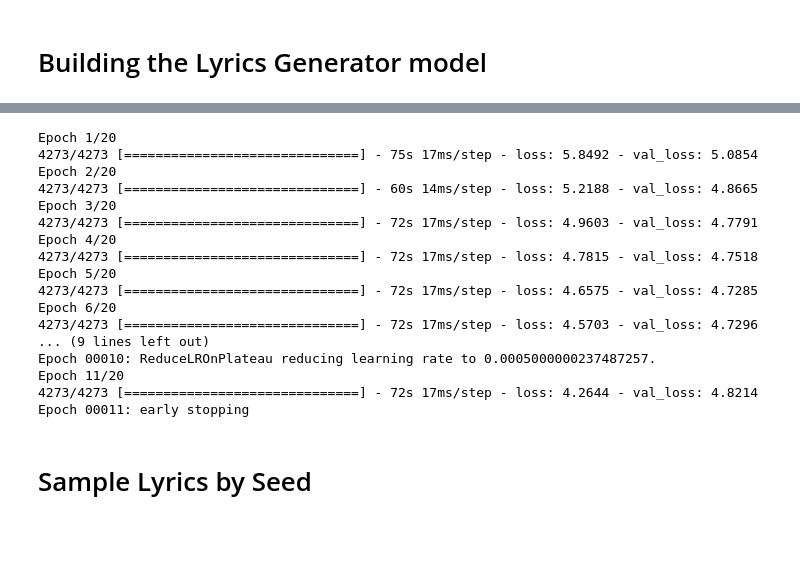
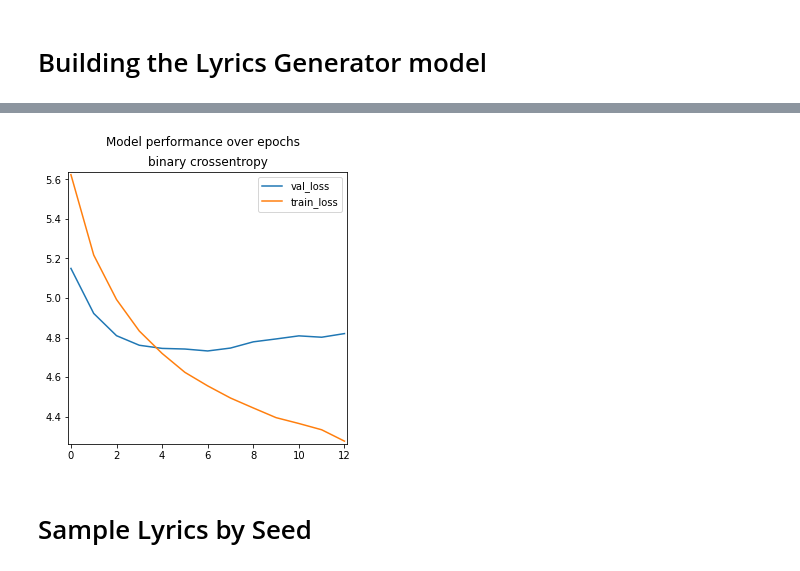
Before and after one commit to Naorko/lyrics-gen-tf, a Jupyter notebook: lyrics_generations.ipynb, the cells around one changed output, grey strips where cells are left out. Drawn from its saved outputs; the diff is of its cells as text; code cells hidden in the pictures; blank space fills up the shorter version.

```diff
--- a/lyrics_generations.ipynb
+++ b/lyrics_generations.ipynb
@@ -584,5 +650,5 @@ TypeError: init_simple() takes 1 positional argument but 2 were given
 # %%
 params_dict = {'batch_size': 32, 'epochs': 20}
-model, history= train_model('whole', init_model, train_data_simple, val_data_simple, use_saved=False, params_dict=params_dict)
+model_slided, history_slided = train_model('slided', init_model, train_data_slided, val_data_slided, use_saved=False, params_dict=params_dict)
 # %% [output]
 Epoch 1/20
@@ -605,24 +671,7 @@ Epoch 00011: early stopping
-# %%
-params_dict = {'batch_size': 32, 'epochs': 20}
-model, history= train_model('slided', init_model, train_data_slided, val_data_slided, use_saved=False, params_dict=params_dict)
-# %% [output]
-Epoch 1/20
-4273/4273 [==============================] - 75s 17ms/step - loss: 5.8492 - val_loss: 5.0854
-Epoch 2/20
-4273/4273 [==============================] - 60s 14ms/step - loss: 5.2188 - val_loss: 4.8665
-Epoch 3/20
-4273/4273 [==============================] - 72s 17ms/step - loss: 4.9603 - val_loss: 4.7791
-Epoch 4/20
-4273/4273 [==============================] - 72s 17ms/step - loss: 4.7815 - val_loss: 4.7518
-Epoch 5/20
-4273/4273 [==============================] - 72s 17ms/step - loss: 4.6575 - val_loss: 4.7285
-Epoch 6/20
-4273/4273 [==============================] - 72s 17ms/step - loss: 4.5703 - val_loss: 4.7296
-... (9 lines left out)
-Epoch 00010: ReduceLROnPlateau reducing learning rate to 0.0005000000237487257.
-Epoch 11/20
-4273/4273 [==============================] - 72s 17ms/step - loss: 4.2644 - val_loss: 4.8214
-Epoch 00011: early stopping
+# %%
+visualize_perf(history_slided)
+# %% [output]
+[figure, added]
 # %% [markdown]
 # Sample Lyrics by Seed
 # %%
```
Also changed, not shown: parts of 65 cells of this notebook.
